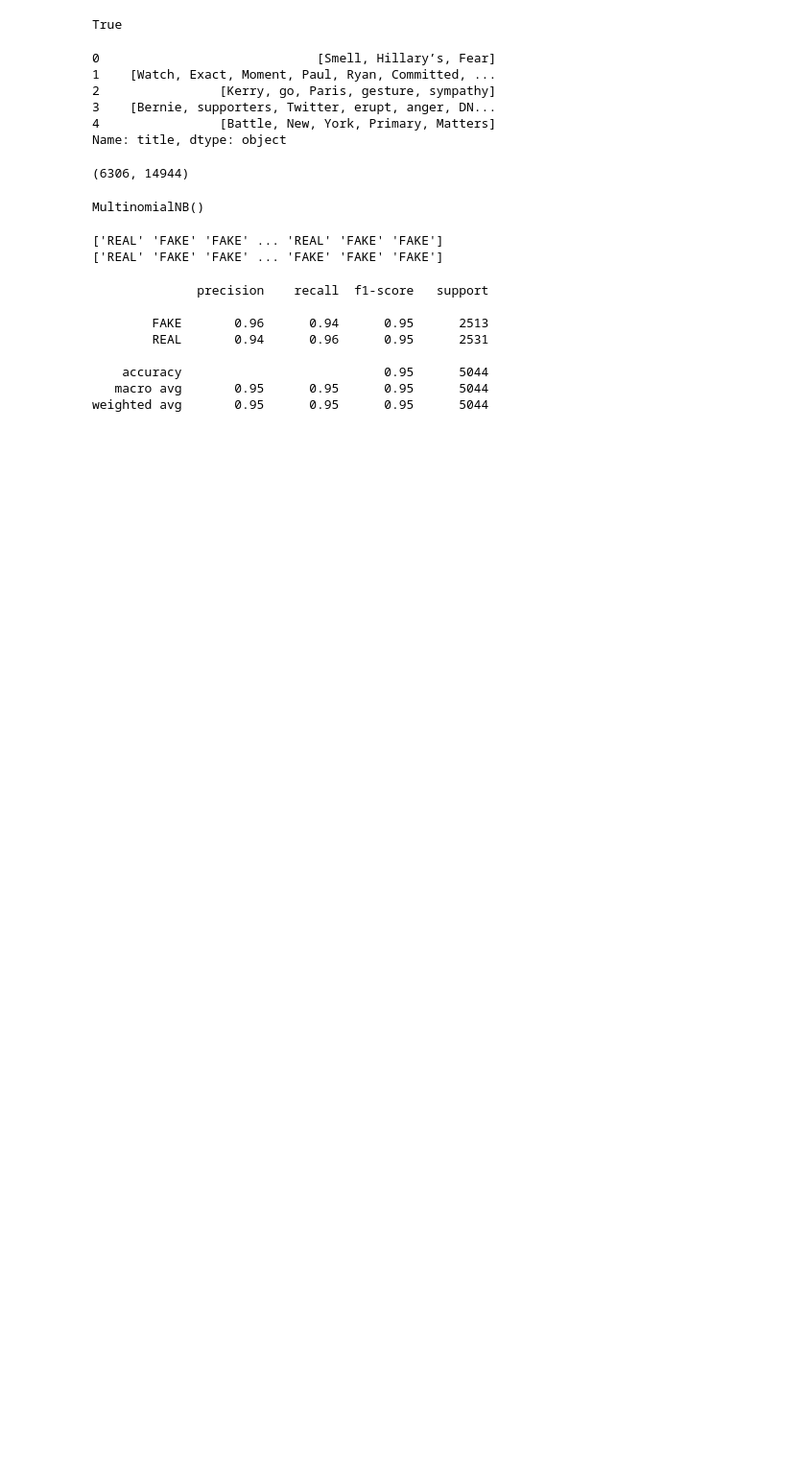
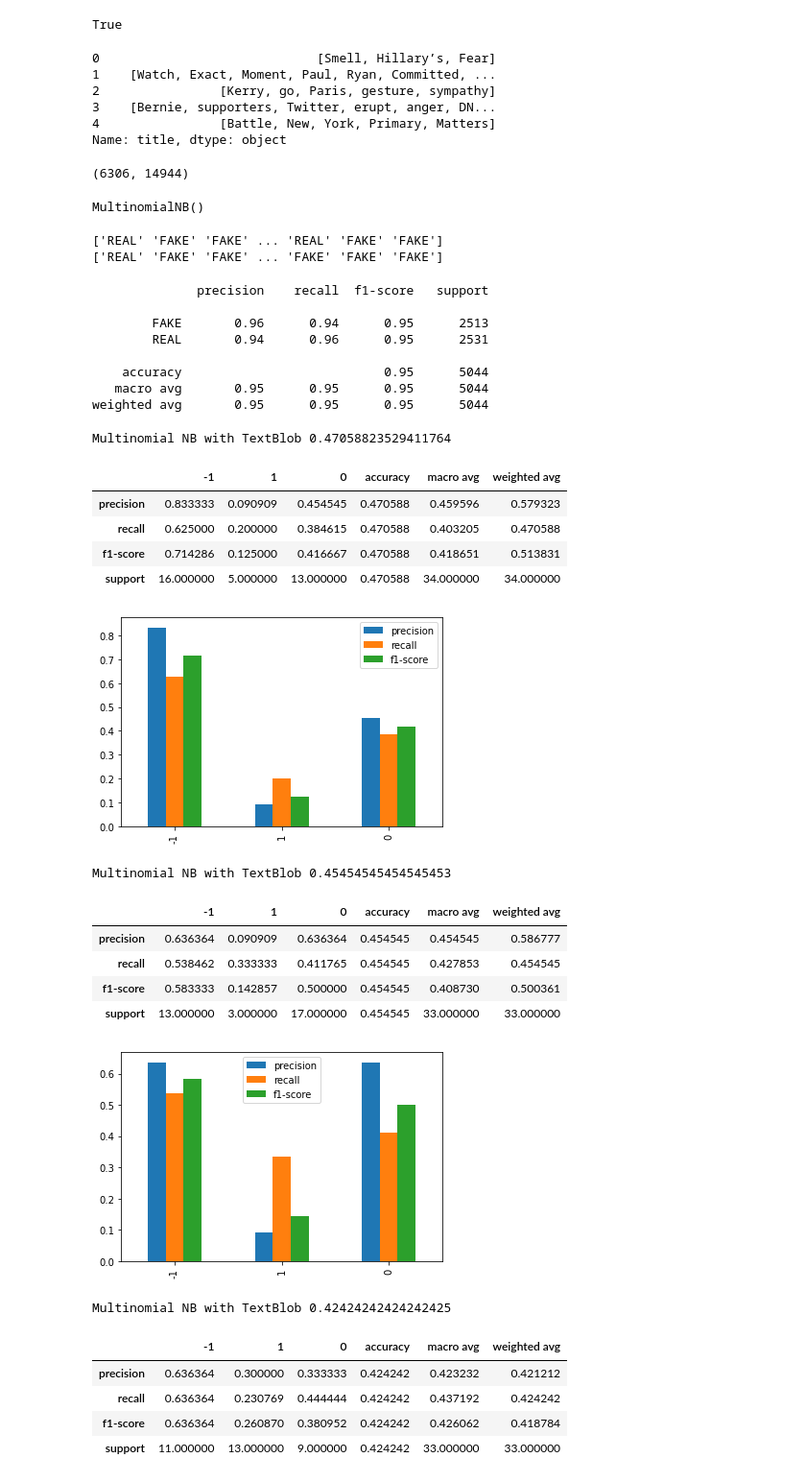
Before and after one commit to CS521-Burstein/final-project-rosssheng, a Jupyter notebook: Machine Learning Classifier and prediction model.ipynb, the cells around one changed output. Shown at 96% size. Drawn from its saved outputs; the diff is of its cells as text; code cells hidden in the pictures; blank space fills up the shorter version.

Commit message:
Classifier model with graphs

```diff
--- a/Machine Learning Classifier and prediction model.ipynb
+++ b/Machine Learning Classifier and prediction model.ipynb
@@ -92,0 +101,40 @@ weighted avg       0.95      0.95      0.95      5044
+# %%
+target = ['-1', '1', '0']
+X, y = datasets.make_classification(n_classes=3, n_informative=5,)
+X[X < 0] = 0
+kf = model_selection.StratifiedKFold(n_splits=3)
+
+for train_index, test_index in kf.split(X,y):
+    X_train, X_test, y_train, y_test = X[train_index], X[test_index], y[train_index], y[test_index]
+    clf = MultinomialNB().fit(X_train, y_train)
+
+    y_score = clf.predict(X_test)
+    print('Multinomial NB with TextBlob',accuracy_score(y_test,y_score))
+
+    report1 = classification_report(y_score, y_test, target_names=target, digits=4,  output_dict=True)
+
+    display.display(pd.DataFrame(report1))
+    df = pd.DataFrame(report1)
+    df.iloc[:3, :3].T.plot(kind='bar')
+    plt.show()
+# %% [output]
+Multinomial NB with TextBlob 0.47058823529411764
+|  | -1 | 1 | 0 | accuracy | macro avg | weighted avg |
+| precision | 0.833333 | 0.090909 | 0.454545 | 0.470588 | 0.459596 | 0.579323 |
+| recall | 0.625000 | 0.200000 | 0.384615 | 0.470588 | 0.403205 | 0.470588 |
+| f1-score | 0.714286 | 0.125000 | 0.416667 | 0.470588 | 0.418651 | 0.513831 |
+| support | 16.000000 | 5.000000 | 13.000000 | 0.470588 | 34.000000 | 34.000000 |
+[figure, added]
+Multinomial NB with TextBlob 0.45454545454545453
+|  | -1 | 1 | 0 | accuracy | macro avg | weighted avg |
+| precision | 0.636364 | 0.090909 | 0.636364 | 0.454545 | 0.454545 | 0.586777 |
+| recall | 0.538462 | 0.333333 | 0.411765 | 0.454545 | 0.427853 | 0.454545 |
+| f1-score | 0.583333 | 0.142857 | 0.500000 | 0.454545 | 0.408730 | 0.500361 |
+| support | 13.000000 | 3.000000 | 17.000000 | 0.454545 | 33.000000 | 33.000000 |
+[figure, added]
+Multinomial NB with TextBlob 0.42424242424242425
+|  | -1 | 1 | 0 | accuracy | macro avg | weighted avg |
+| precision | 0.636364 | 0.300000 | 0.333333 | 0.424242 | 0.423232 | 0.421212 |
+| recall | 0.636364 | 0.230769 | 0.444444 | 0.424242 | 0.437192 | 0.424242 |
+| f1-score | 0.636364 | 0.260870 | 0.380952 | 0.424242 | 0.426062 | 0.418784 |
+| support | 11.000000 | 13.000000 | 9.000000 | 0.424242 | 33.000000 | 33.000000 |
```
Also changed, not shown: parts of 8 cells of this notebook.
